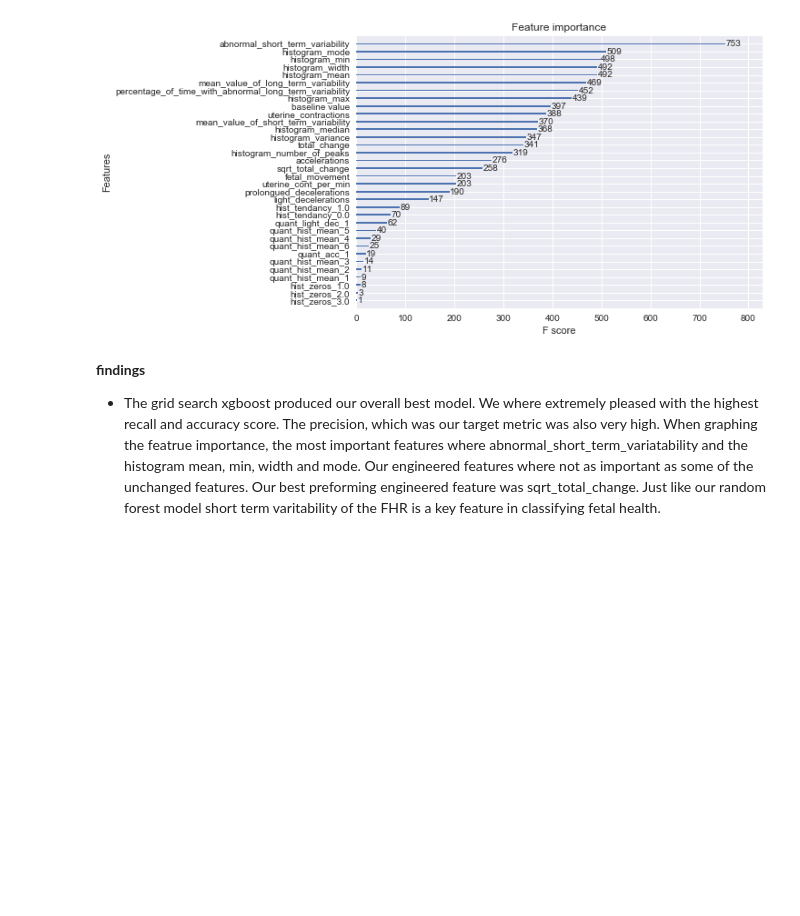
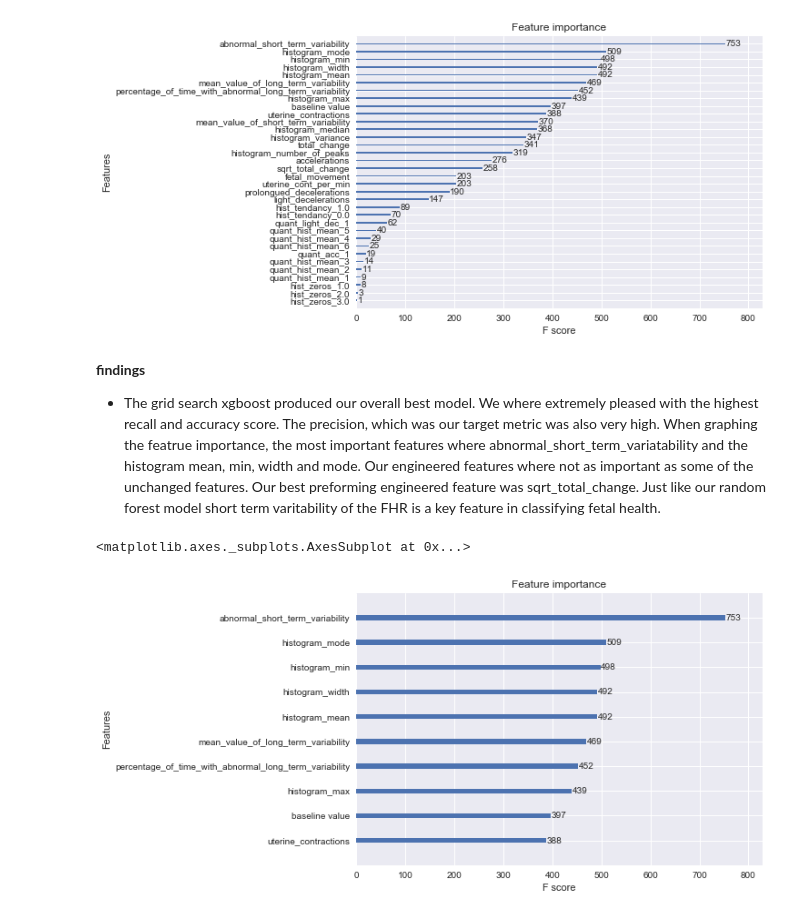
Before and after one commit to Jacobheyman702/Predicting-Fetal-Risk-Using-Cardiotocographic-Data, a Jupyter notebook: experimental_feature_Modeling.ipynb, the cells around one changed output. Drawn from its saved outputs; the diff is of its cells as text; code cells hidden in the pictures; blank space fills up the shorter version.

Commit message:
new image

```diff
--- a/experimental_feature_Modeling.ipynb
+++ b/experimental_feature_Modeling.ipynb
@@ -656,3 +656,8 @@ plot_importance(grid_xg.best_estimator_)
 # %% [markdown]
 **findings**
 - The grid search xgboost produced our overall best model.  We where extremely pleased with the highest recall and accuracy score.  The precision, which was our target metric was also very high.  When graphing the featrue importance, the most important features where abnormal_short_term_variatability and the histogram mean, min, width  and mode.  Our engineered features where not as important as some of the unchanged features.  Our best preforming engineered feature was sqrt_total_change.  Just like our random forest model short term varitability of the FHR is a key feature in classifying fetal health.
+# %%
+plot_importance(grid_xg.best_estimator_,max_num_features=10)
+# %% [output]
+<matplotlib.axes._subplots.AxesSubplot at 0x...>
+[figure, added]
```
Also changed, not shown: 1 other file.
